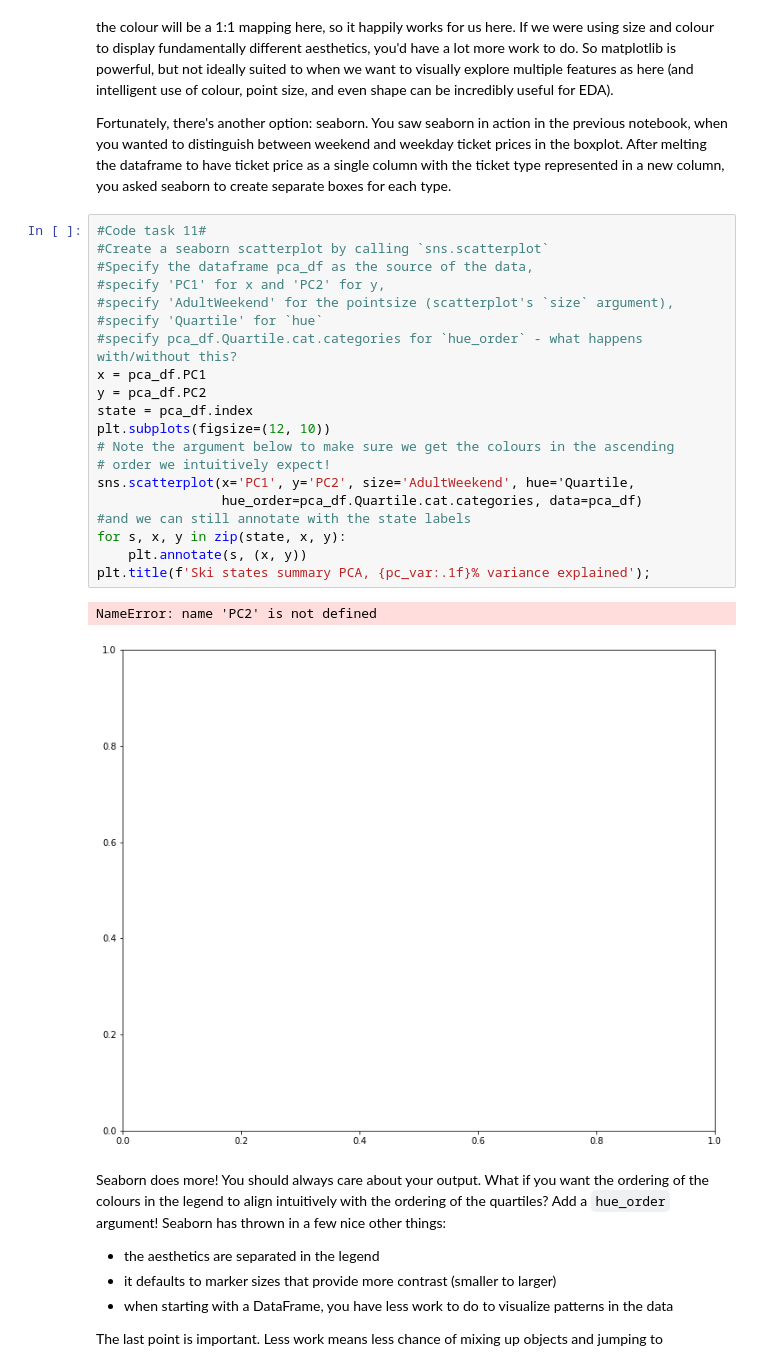
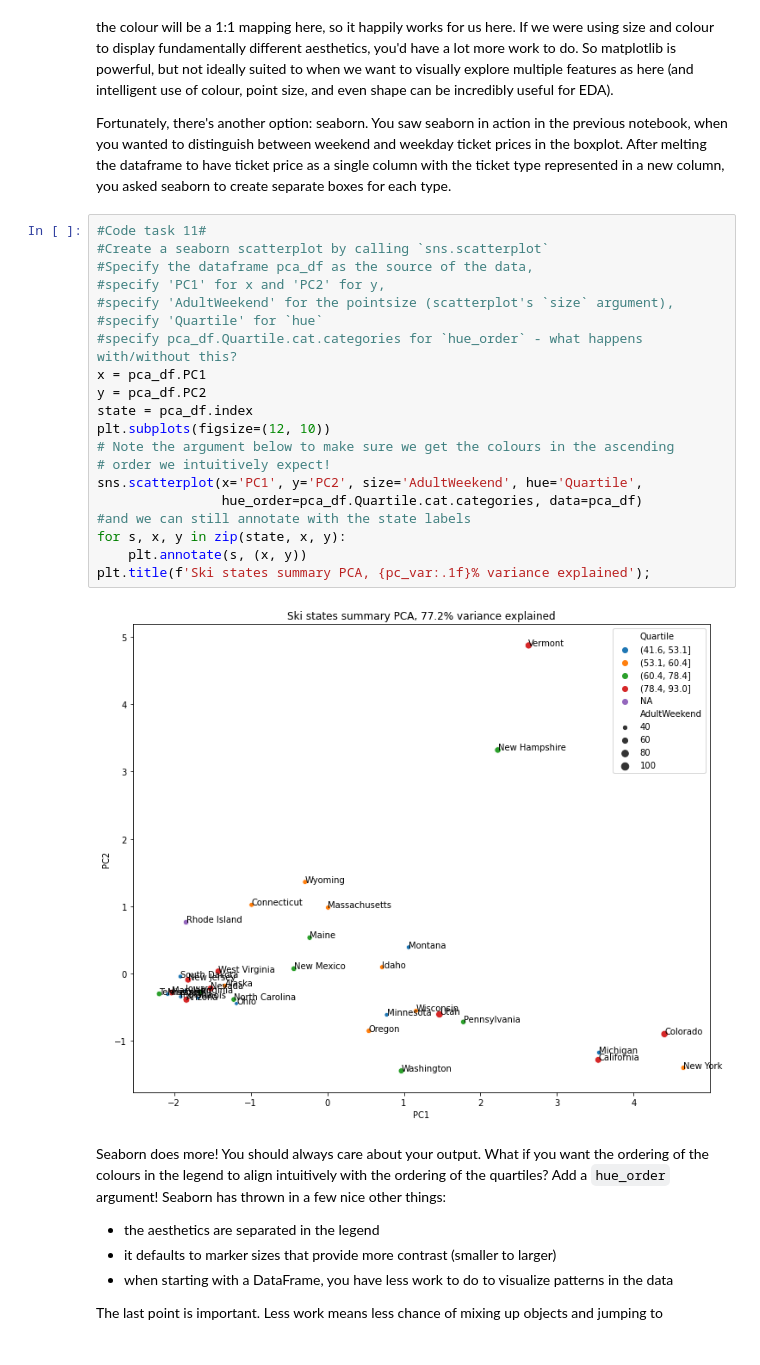
Before and after one commit to Me4ta/DataScienceGuidedCapstone, a Jupyter notebook: Notebooks/03_exploratory_data_analysis.ipynb, the cells around one changed output. Drawn from its saved outputs; the diff is of its cells as text.

```diff
--- a/Notebooks/03_exploratory_data_analysis.ipynb
+++ b/Notebooks/03_exploratory_data_analysis.ipynb
@@ -595,26 +595,25 @@ Fortunately, there's another option: seaborn. You saw seaborn in action in the p
 # %%
 #Code task 11#
 #Create a seaborn scatterplot by calling `sns.scatterplot`
 #Specify the dataframe pca_df as the source of the data,
 #specify 'PC1' for x and 'PC2' for y,
 #specify 'AdultWeekend' for the pointsize (scatterplot's `size` argument),
 #specify 'Quartile' for `hue`
 #specify pca_df.Quartile.cat.categories for `hue_order` - what happens with/without this?
 x = pca_df.PC1
 y = pca_df.PC2
 state = pca_df.index
 plt.subplots(figsize=(12, 10))
 # Note the argument below to make sure we get the colours in the ascending
 # order we intuitively expect!
-sns.scatterplot(x='PC1', y='PC2', size='AdultWeekend', hue='Quartile,
+sns.scatterplot(x='PC1', y='PC2', size='AdultWeekend', hue='Quartile',
                 hue_order=pca_df.Quartile.cat.categories, data=pca_df)
 #and we can still annotate with the state labels
 for s, x, y in zip(state, x, y):
     plt.annotate(s, (x, y))
 plt.title(f'Ski states summary PCA, {pc_var:.1f}% variance explained');
 # %% [output]
-NameError: name 'PC2' is not defined
-[figure, old version]
+[figure, new version]
 # %% [markdown]
 Seaborn does more! You should always care about your output. What if you want the ordering of the colours in the legend to align intuitively with the ordering of the quartiles? Add a `hue_order` argument! Seaborn has thrown in a few nice other things:
 
```
Also changed, not shown: parts of 9 cells of this notebook.
